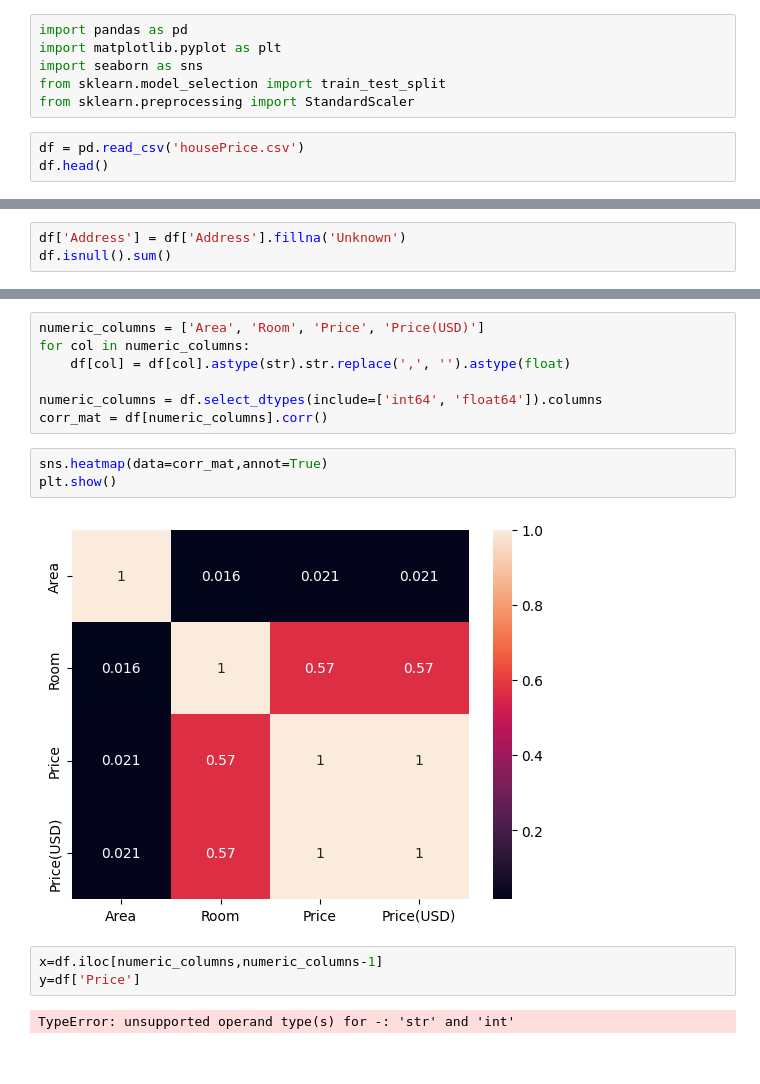
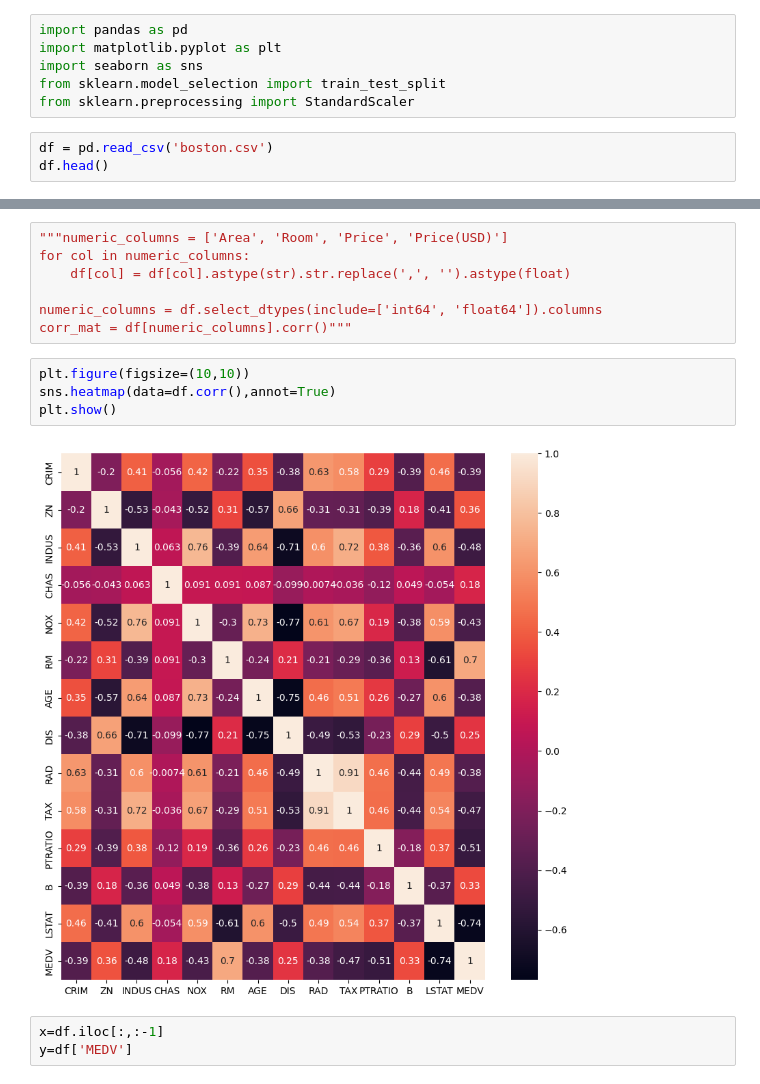
Before and after one commit to Hridayansh018/ML_Basics, a Jupyter notebook: Supervised learning/regression_L1_L2.ipynb, the cells around one changed output, grey strips where cells are left out. Cells and saved outputs as stored; diff of their text form.

```diff
--- a/Supervised learning/regression_L1_L2.ipynb
+++ b/Supervised learning/regression_L1_L2.ipynb
@@ -5,6 +5,6 @@ import seaborn as sns
 from sklearn.model_selection import train_test_split
 from sklearn.preprocessing import StandardScaler
 # %%
-df = pd.read_csv('housePrice.csv')
+df = pd.read_csv('boston.csv')
 df.head()
 # %% [output]
@@ -28,4 +34 @@ Price(USD)     0
 dtype: int64
-# %%
-df['Address'] = df['Address'].fillna('Unknown')
-df.isnull().sum()
@@ -47,20 +40,19 @@ plt.show()
 # %%
-numeric_columns = ['Area', 'Room', 'Price', 'Price(USD)']
+"""numeric_columns = ['Area', 'Room', 'Price', 'Price(USD)']
 for col in numeric_columns:
     df[col] = df[col].astype(str).str.replace(',', '').astype(float)
 
 numeric_columns = df.select_dtypes(include=['int64', 'float64']).columns
-corr_mat = df[numeric_columns].corr()
+corr_mat = df[numeric_columns].corr()"""
 # %%
-sns.heatmap(data=corr_mat,annot=True)
+plt.figure(figsize=(10,10))
+sns.heatmap(data=df.corr(),annot=True)
 plt.show()
 # %% [output]
-[figure, old version]
+[figure, new version]
 # %%
-x=df.iloc[numeric_columns,numeric_columns-1]
-y=df['Price']
+x=df.iloc[:,:-1]
+y=df['MEDV']
-# %% [output]
-TypeError: unsupported operand type(s) for -: 'str' and 'int'
 # %%
 sc=StandardScaler()
 sc.fit(x)
```
Also changed, not shown: parts of 11 cells of this notebook, 2 other files.
